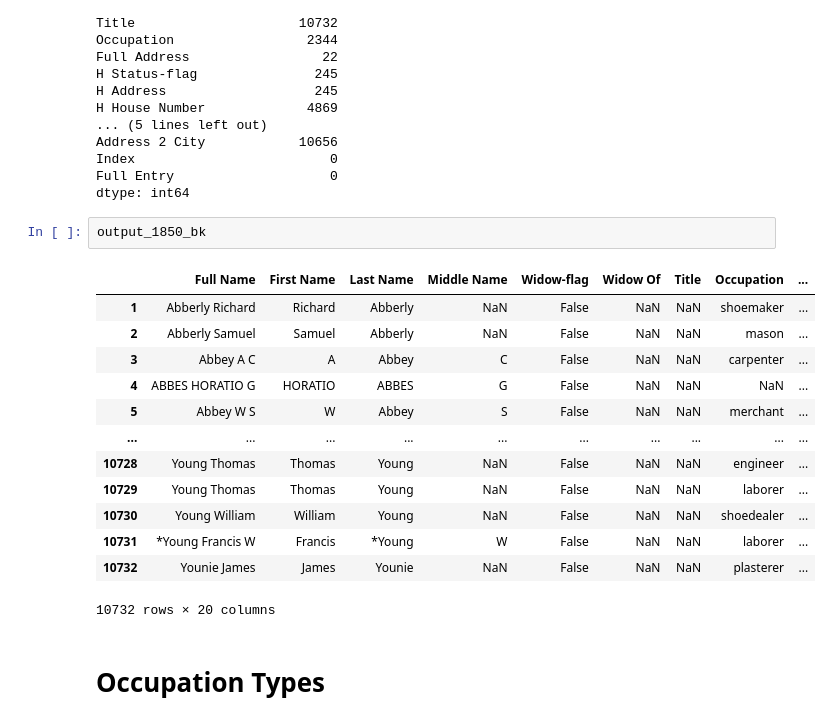
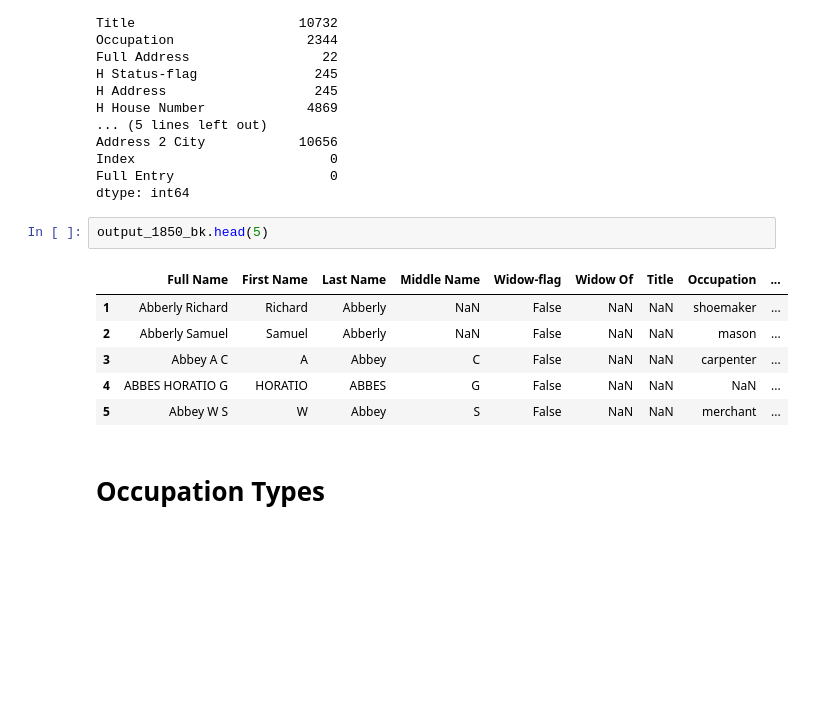
Before and after one commit to CenterForSpatialResearch/hnyc_cd_processing, a Jupyter notebook: EDA.ipynb, the cells around one changed output. Cells and saved outputs as stored; diff of their text form; blank space fills up the shorter version.

```diff
--- a/EDA.ipynb
+++ b/EDA.ipynb
@@ -313,21 +237,14 @@ Index                         0
 Full Entry                    0
 dtype: int64
 # %%
-output_1850_bk
+output_1850_bk.head(5)
 # %% [output]
 |  | Full Name | First Name | Last Name | Middle Name | Widow-flag | Widow Of | Title | Occupation | ... |
 | 1 | Abberly Richard | Richard | Abberly | NaN | False | NaN | NaN | shoemaker | ... |
 | 2 | Abberly Samuel | Samuel | Abberly | NaN | False | NaN | NaN | mason | ... |
 | 3 | Abbey A C | A | Abbey | C | False | NaN | NaN | carpenter | ... |
 | 4 | ABBES HORATIO G | HORATIO | ABBES | G | False | NaN | NaN | NaN | ... |
 | 5 | Abbey W S | W | Abbey | S | False | NaN | NaN | merchant | ... |
-| ... | ... | ... | ... | ... | ... | ... | ... | ... | ... |
-| 10728 | Young Thomas | Thomas | Young | NaN | False | NaN | NaN | engineer | ... |
-| 10729 | Young Thomas | Thomas | Young | NaN | False | NaN | NaN | laborer | ... |
-| 10730 | Young William | William | Young | NaN | False | NaN | NaN | shoedealer | ... |
-| 10731 | *Young Francis W | Francis | *Young | W | False | NaN | NaN | laborer | ... |
-| 10732 | Younie James | James | Younie | NaN | False | NaN | NaN | plasterer | ... |
-10732 rows × 20 columns
 # %% [markdown]
 # Occupation Types
 # %% [markdown]
```
Also changed, not shown: parts of 15 cells of this notebook, 1 other file.
